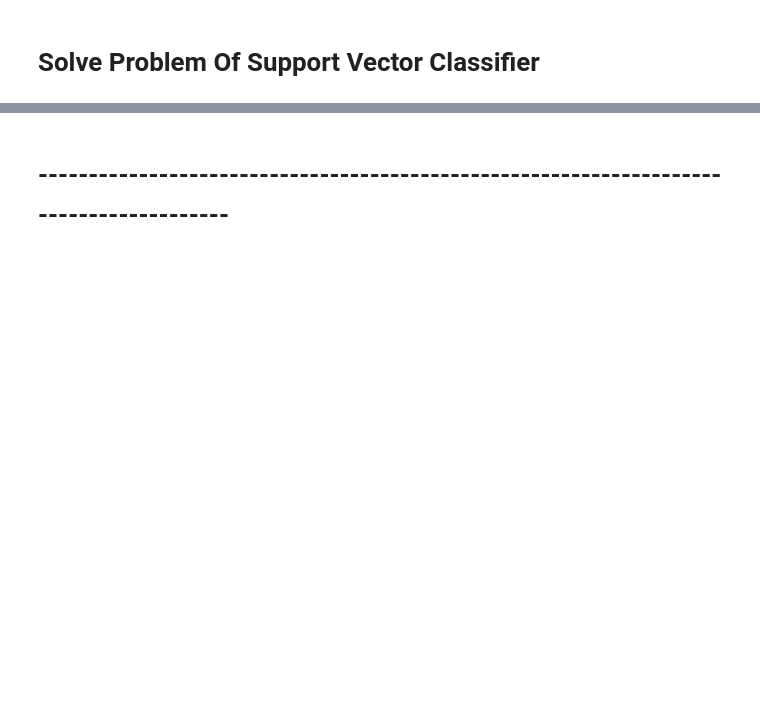
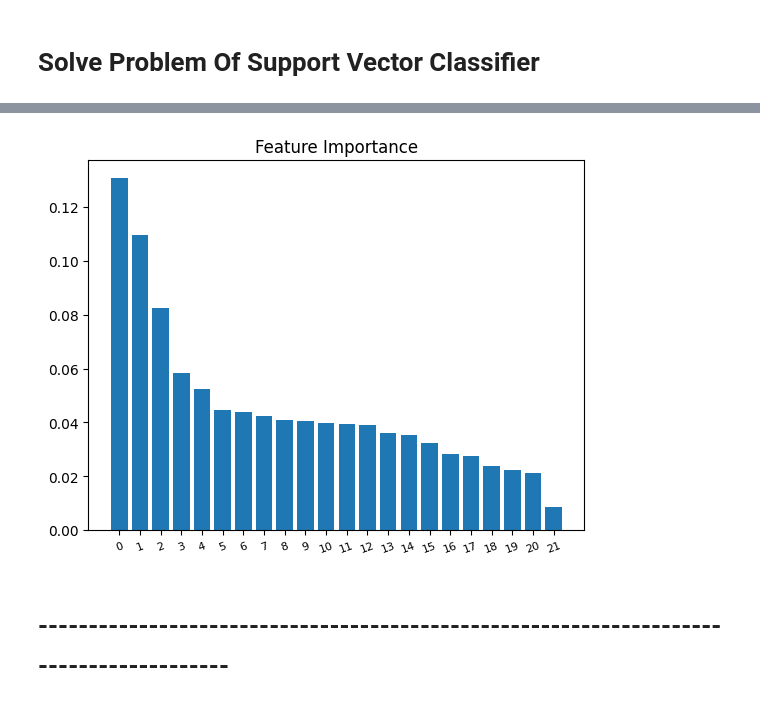
Before and after one commit to MO7AMED3TWAN/PYTHON, a Jupyter notebook: Machine_Learning/Projects/Parkinson's Disease Detection/Project.ipynb, the cells around one changed output, grey strips where cells are left out. Saved outputs shown, nothing was run; the diff lists cells and outputs as text; code cells hidden in the pictures; blank space fills up the shorter version.

```diff
--- a/Machine_Learning/Projects/Parkinson's Disease Detection/Project.ipynb
+++ b/Machine_Learning/Projects/Parkinson's Disease Detection/Project.ipynb
@@ -139,6 +161,28 @@ N_features1=scaler.fit_transform(features)
 N_target1=target
 # %% [markdown]
 >![](6.png)
+# %%
+from sklearn.ensemble import ExtraTreesClassifier
+
+# feature extraction
+model = ExtraTreesClassifier(n_estimators=10)
+model.fit(N_features1, N_target1)
+
+
+# Calculate feature importances
+importances = model.feature_importances_
+indices = np.argsort(importances)[::-1]
+
+# Barplot: Add bars
+plt.bar(range(N_features1.shape[1]), importances[indices])
+# Add feature names as x-axis labels
+plt.xticks(range(N_features1.shape[1]), rotation=20, fontsize = 8)
+# Create plot title
+plt.title("Feature Importance")
+# Show plot
+plt.show()
+# %% [output]
+[figure, added]
 # %% [markdown]
 # ---------------------------------------------------------------------------------------
 # %% [markdown]
```
Also changed, not shown: parts of 2 cells of this notebook.
